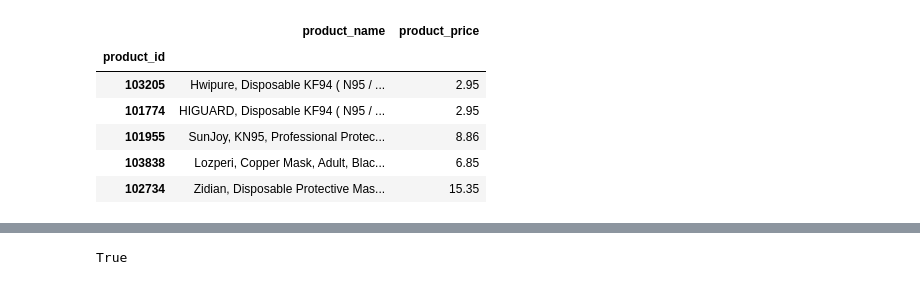
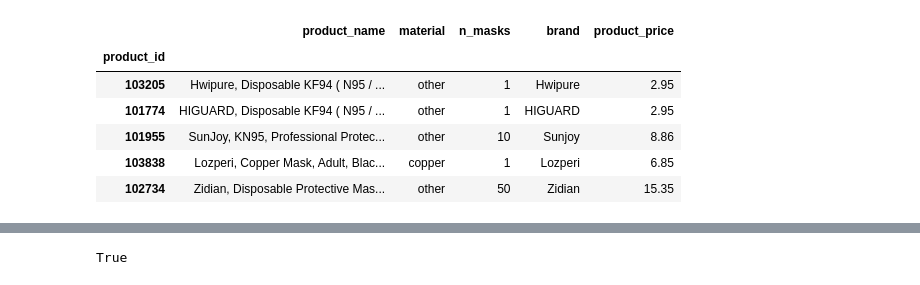
Before and after one commit to jaidevd/dataviz-group-3, a Jupyter notebook: jd-merge.ipynb, the cells around one changed output, grey strips where cells are left out. Cells and saved outputs as stored; diff of their text form; code cells hidden in the pictures.

```diff
--- a/merge.ipynb
+++ b/jd-merge.ipynb
@@ -4,16 +4,16 @@ import matplotlib.pyplot as plt
 # %%
 products = pd.read_table('data/products.tsv')
 products.set_index('product_id', verify_integrity=True, inplace=True)
-products.drop(['product_availability', 'product_url', 'source_url', 'price_currency'], axis=1, inplace=True)
+products.drop(['product_url'], axis=1, inplace=True)
 products.head()
 # %% [output]
-|  | product_name | product_price |
-| product_id |  |  |
-| 103205 | Hwipure, Disposable KF94 ( N95 / ... | 2.95 |
-| 101774 | HIGUARD, Disposable KF94 ( N95 / ... | 2.95 |
-| 101955 | SunJoy, KN95, Professional Protec... | 8.86 |
-| 103838 | Lozperi, Copper Mask, Adult, Blac... | 6.85 |
-| 102734 | Zidian, Disposable Protective Mas... | 15.35 |
+|  | product_name | material | n_masks | brand | product_price |
+| product_id |  |  |  |  |  |
+| 103205 | Hwipure, Disposable KF94 ( N95 / ... | other | 1 | Hwipure | 2.95 |
+| 101774 | HIGUARD, Disposable KF94 ( N95 / ... | other | 1 | HIGUARD | 2.95 |
+| 101955 | SunJoy, KN95, Professional Protec... | other | 10 | Sunjoy | 8.86 |
+| 103838 | Lozperi, Copper Mask, Adult, Blac... | copper | 1 | Lozperi | 6.85 |
+| 102734 | Zidian, Disposable Protective Mas... | other | 50 | Zidian | 15.35 |
 # %%
 reviews = pd.read_table('data/reviews.tsv')
 reviews.head()
```
Also changed, not shown: parts of 2 cells of this notebook, 8 other files.
